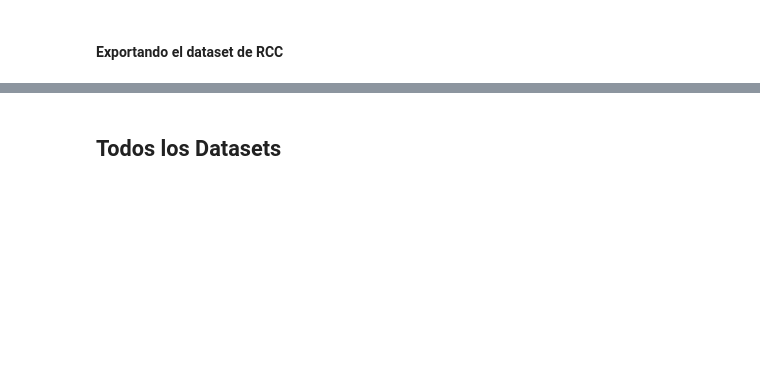
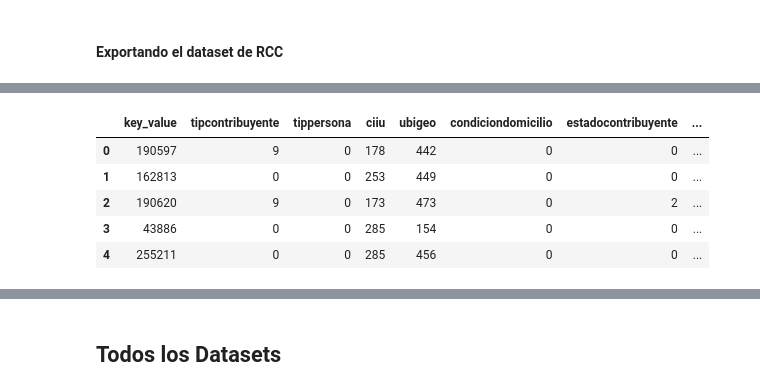
Before and after one commit to mlaricobar/solution-datathon-interbank-2020, a Jupyter notebook: [03] Feature Engineering.ipynb, the cells around one changed output, grey strips where cells are left out. Drawn from its saved outputs; the diff is of its cells as text; code cells hidden in the pictures; blank space fills up the shorter version.

```diff
--- a/[03] Feature Engineering.ipynb
+++ b/[03] Feature Engineering.ipynb
@@ -304,0 +280,3 @@ df_base_test.to_csv("[01] Intermediate/ds_rcc_test.csv", index=False)
+# %%
+df_sunat_train = optimizar_df(pd.read_csv("[00] Data/sunat_train.csv")).drop_duplicates()
+df_sunat_test = optimizar_df(pd.read_csv("[00] Data/sunat_test.csv")).drop_duplicates()
@@ -304,0 +303,9 @@ df_base_test.to_csv("[01] Intermediate/ds_rcc_test.csv", index=False)
+# %%
+df_sunat_train.head()
+# %% [output]
+|  | key_value | tipcontribuyente | tippersona | ciiu | ubigeo | condiciondomicilio | estadocontribuyente | ... |
+| 0 | 190597 | 9 | 0 | 178 | 442 | 0 | 0 | ... |
+| 1 | 162813 | 0 | 0 | 253 | 449 | 0 | 0 | ... |
+| 2 | 190620 | 9 | 0 | 173 | 473 | 0 | 2 | ... |
+| 3 | 43886 | 0 | 0 | 285 | 154 | 0 | 0 | ... |
+| 4 | 255211 | 0 | 0 | 285 | 456 | 0 | 0 | ... |
```
Also changed, not shown: parts of 33 cells of this notebook.
